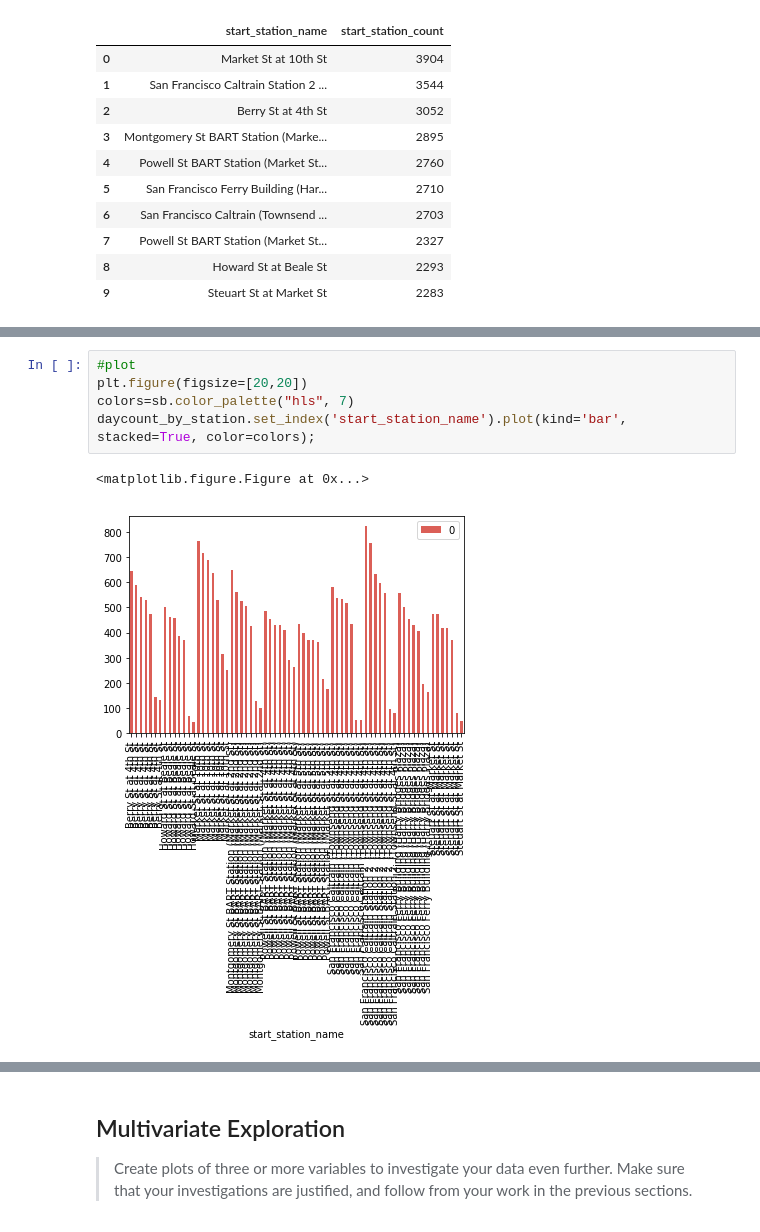
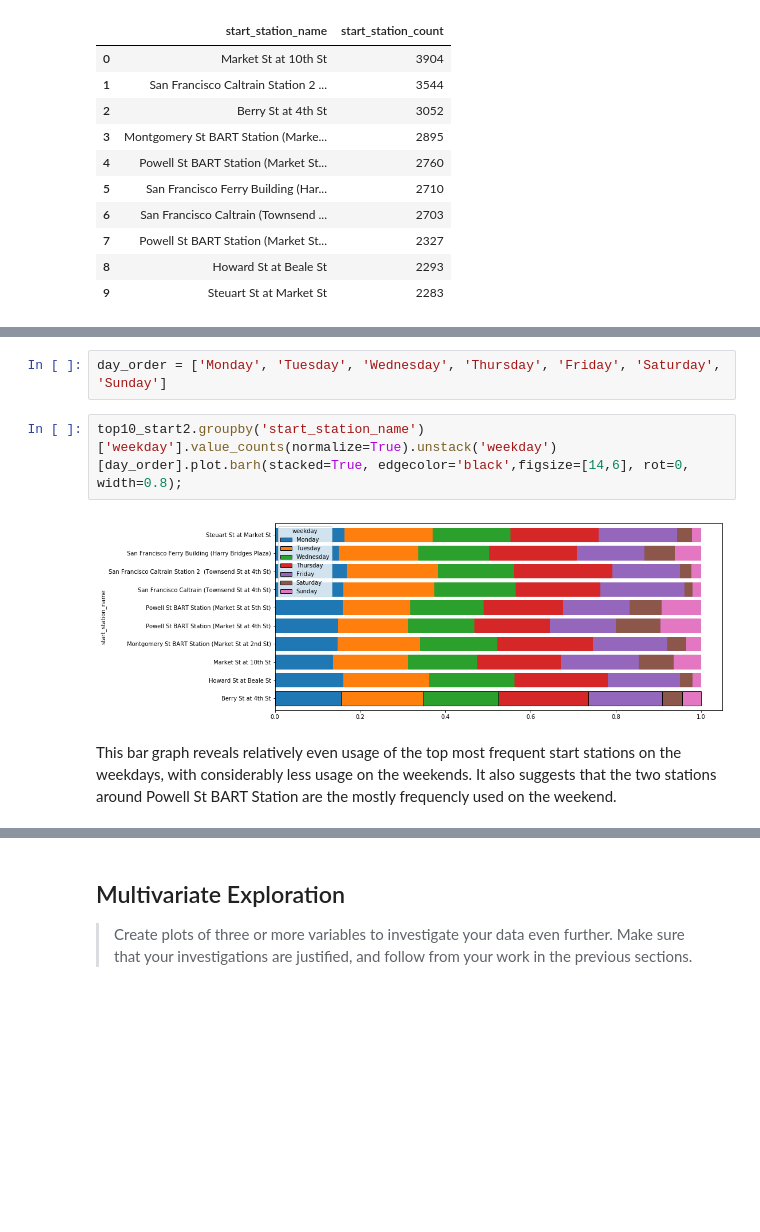
Before and after one commit to mxsquirrelbrain/GoBike-Project, a Jupyter notebook: Part_I_exploration_template.ipynb, the cells around one changed output, grey strips where cells are left out. Drawn from its saved outputs; the diff is of its cells as text; blank space fills up the shorter version.

```diff
--- a/Part_I_exploration_template.ipynb
+++ b/Part_I_exploration_template.ipynb
@@ -386,11 +375,11 @@ daycount_by_station.head(10)
-# %%
-#plot
-plt.figure(figsize=[20,20])
-colors=sb.color_palette("hls", 7)
-daycount_by_station.set_index('start_station_name').plot(kind='bar', stacked=True, color=colors);
-# %% [output]
-<matplotlib.figure.Figure at 0x...>
-[figure, removed]
+# %%
+day_order = ['Monday', 'Tuesday', 'Wednesday', 'Thursday', 'Friday', 'Saturday', 'Sunday']
+# %%
+top10_start2.groupby('start_station_name')['weekday'].value_counts(normalize=True).unstack('weekday')[day_order].plot.barh(stacked=True, edgecolor='black',figsize=[14,6], rot=0, width=0.8);
+# %% [output]
+[figure, added]
+# %% [markdown]
+This bar graph reveals relatively even usage of the top most frequent start stations on the weekdays, with considerably less usage on the weekends. It also suggests that the two stations around Powell St BART Station are the mostly frequencly used on the weekend.
 # %% [markdown]
 ### Talk about some of the relationships you observed in this part of the investigation. How did the feature(s) of interest vary with other features in the dataset?
 
```
Also changed, not shown: parts of 24 cells of this notebook.
